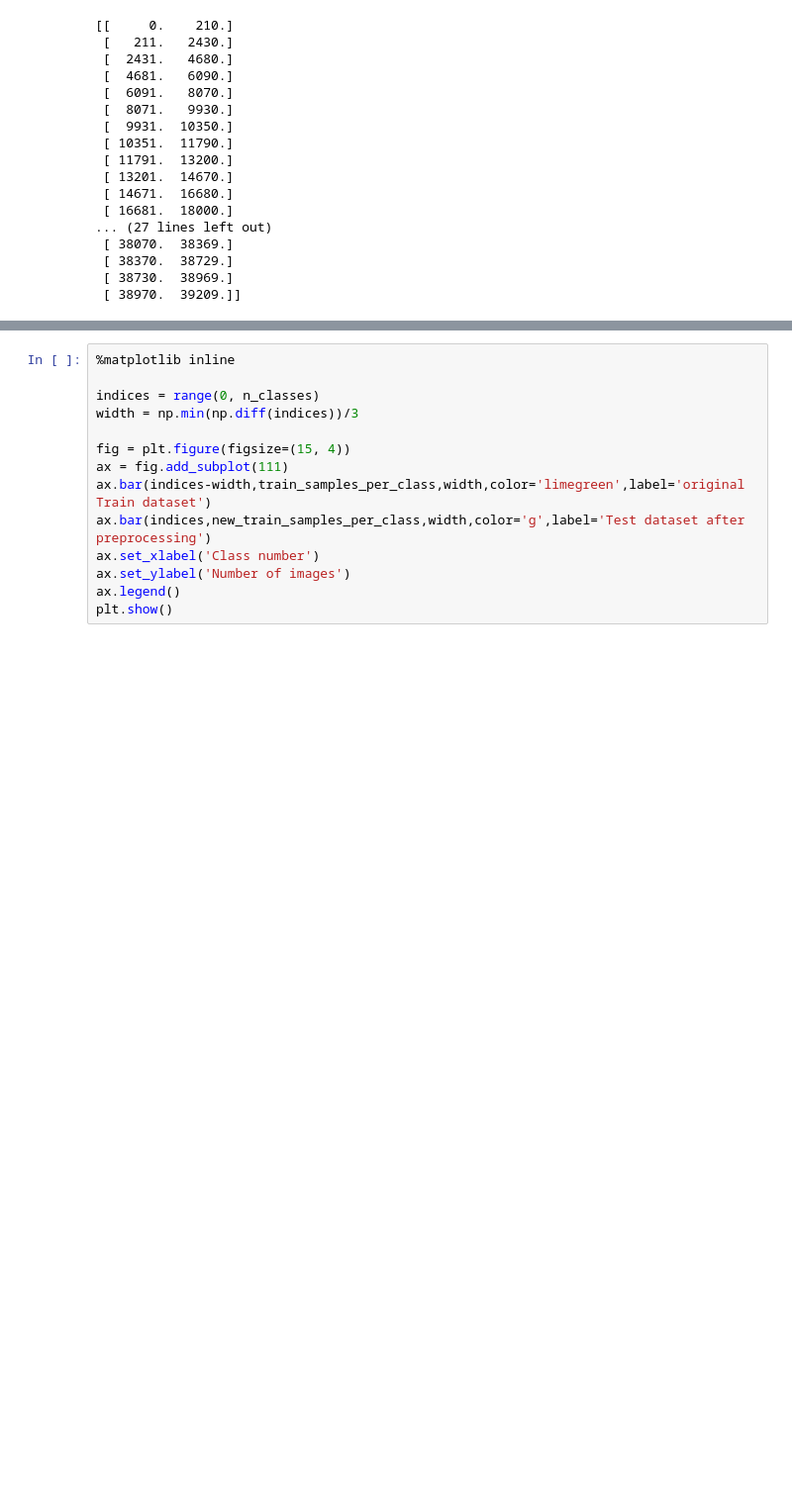
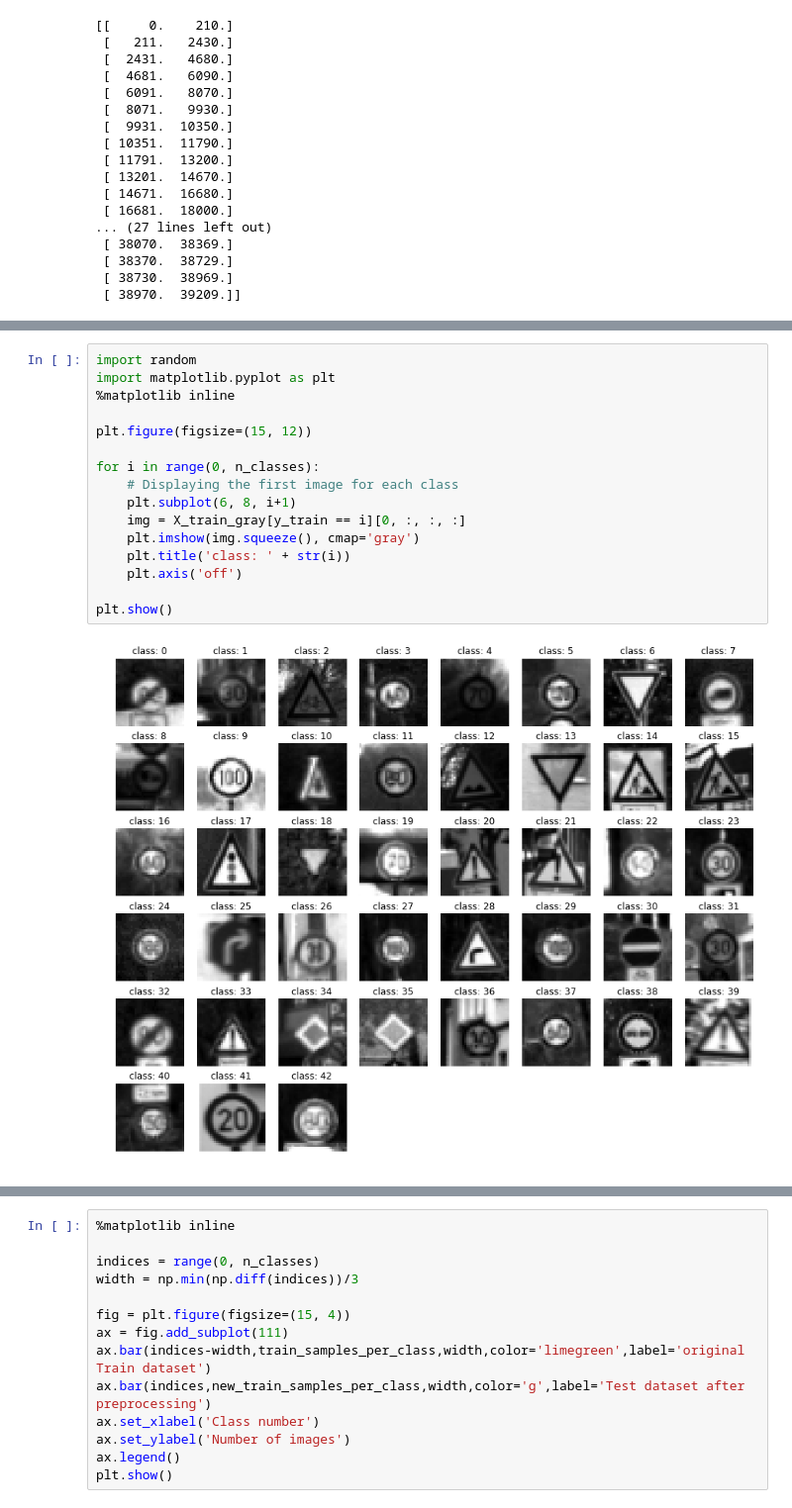
Before and after one commit to shmulik-willinger/traffic_sign_classifier, a Jupyter notebook: Traffic_Sign_Classifier.ipynb, the cells around one changed output, grey strips where cells are left out. Shown at 99% size. Saved outputs shown, nothing was run; the diff lists cells and outputs as text; blank space fills up the shorter version.

```diff
--- a/Traffic_Sign_Classifier.ipynb
+++ b/Traffic_Sign_Classifier.ipynb
@@ -361 +339,19 @@ print(X_train_aug.shape)
+# %%
+import random
+import matplotlib.pyplot as plt
+%matplotlib inline
+
+plt.figure(figsize=(15, 12))
+
+for i in range(0, n_classes):
+    # Displaying the first image for each class
+    plt.subplot(6, 8, i+1)
+    img = X_train_gray[y_train == i][0, :, :, :]
+    plt.imshow(img.squeeze(), cmap='gray')
+    plt.title('class: ' + str(i))
+    plt.axis('off')
+
+plt.show()
+# %% [output]
+[figure, added]
 # %%
```
Also changed, not shown: parts of 18 cells of this notebook, 4 other files.
